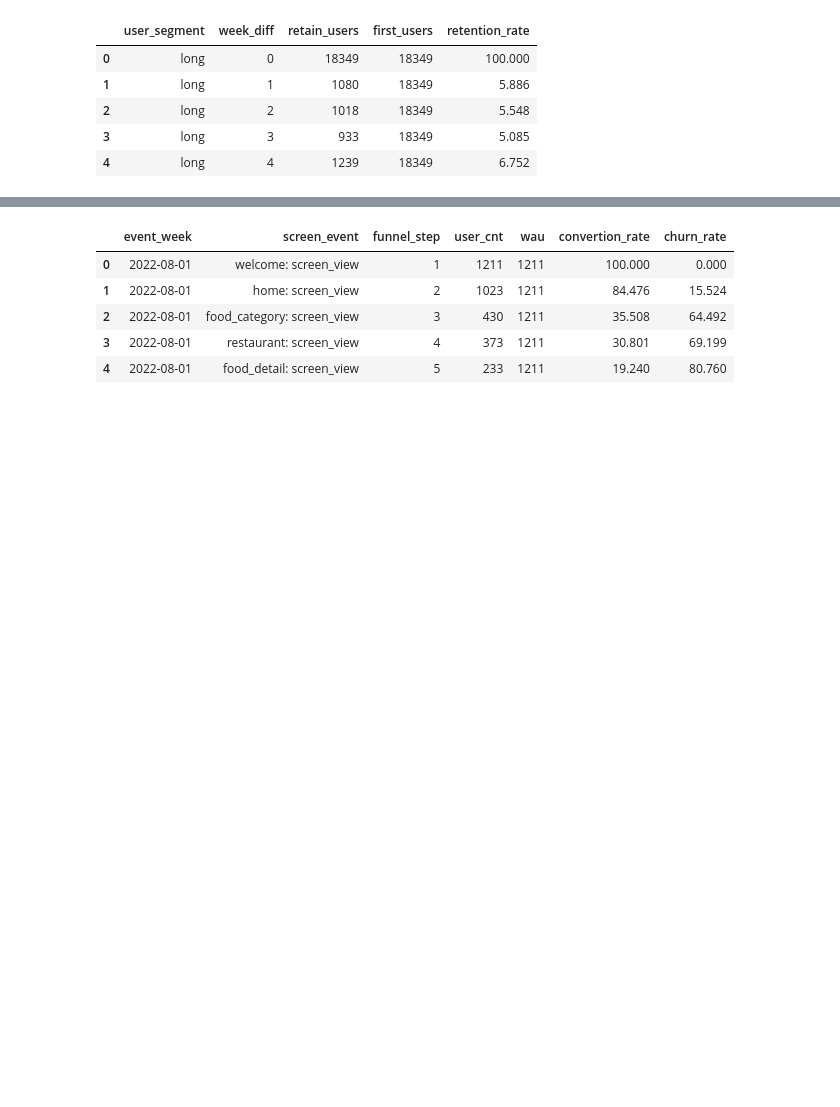
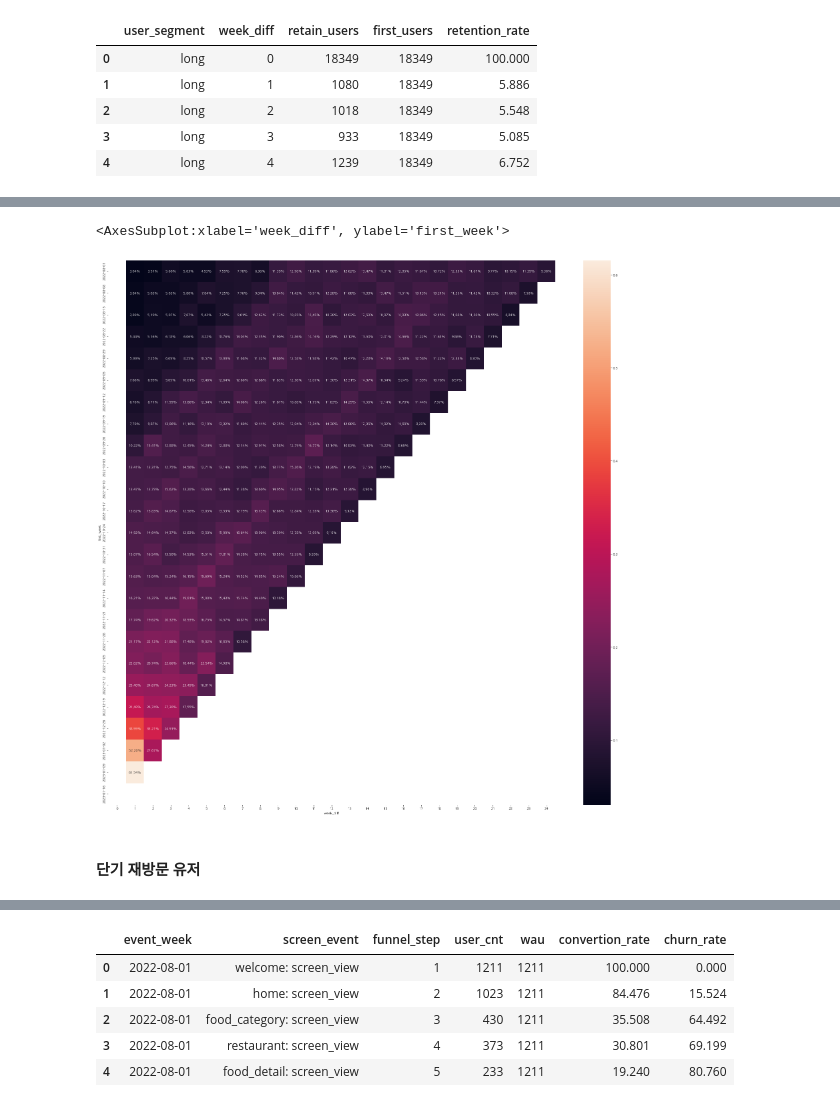
Before and after one commit to claire-1125/Foodie_Express_Analysis, a Jupyter notebook: foodie_viz.ipynb, the cells around one changed output, grey strips where cells are left out. Saved outputs shown, nothing was run; the diff lists cells and outputs as text; code cells hidden in the pictures; blank space fills up the shorter version.

Commit message:
Feat: add cohort retention about visit interval

```diff
--- a/foodie_viz.ipynb
+++ b/foodie_viz.ipynb
@@ -2138,0 +2428,12 @@ fig.show()
+# %%
+# 피봇 테이블 먼저 만들어주기
+import pandas as pd
+
+cohort_revisit_pivot = pd.pivot_table(
+    data = df_cohort_revisit,
+    index = 'first_week',
+    columns = 'week_diff',
+    values = 'retention_rate'
+)
+
+cohort_revisit_pivot
@@ -2138,0 +2460,20 @@ fig.show()
+# %%
+# 연휴 주차와 아닌 주차를 중심적으로 비교해보자
+
+plt.figure(figsize=(30,30))
+
+# 코호트 피봇 테이블에서 의미 없는 부분 (아래 절반 삼각형, 유입주차)
+cohort_drop = cohort_revisit_pivot.isnull()
+cohort_drop.iloc[:,0] = True
+
+sns.heatmap(
+    data = cohort_revisit_pivot,
+    mask = cohort_drop,
+    annot = True,
+    fmt=".2%"
+)
+# %% [output]
+<AxesSubplot:xlabel='week_diff', ylabel='first_week'>
+[figure, added]
+# %% [markdown]
+#### 단기 재방문 유저
```
Also changed, not shown: parts of 40 cells of this notebook, 2 other files.
